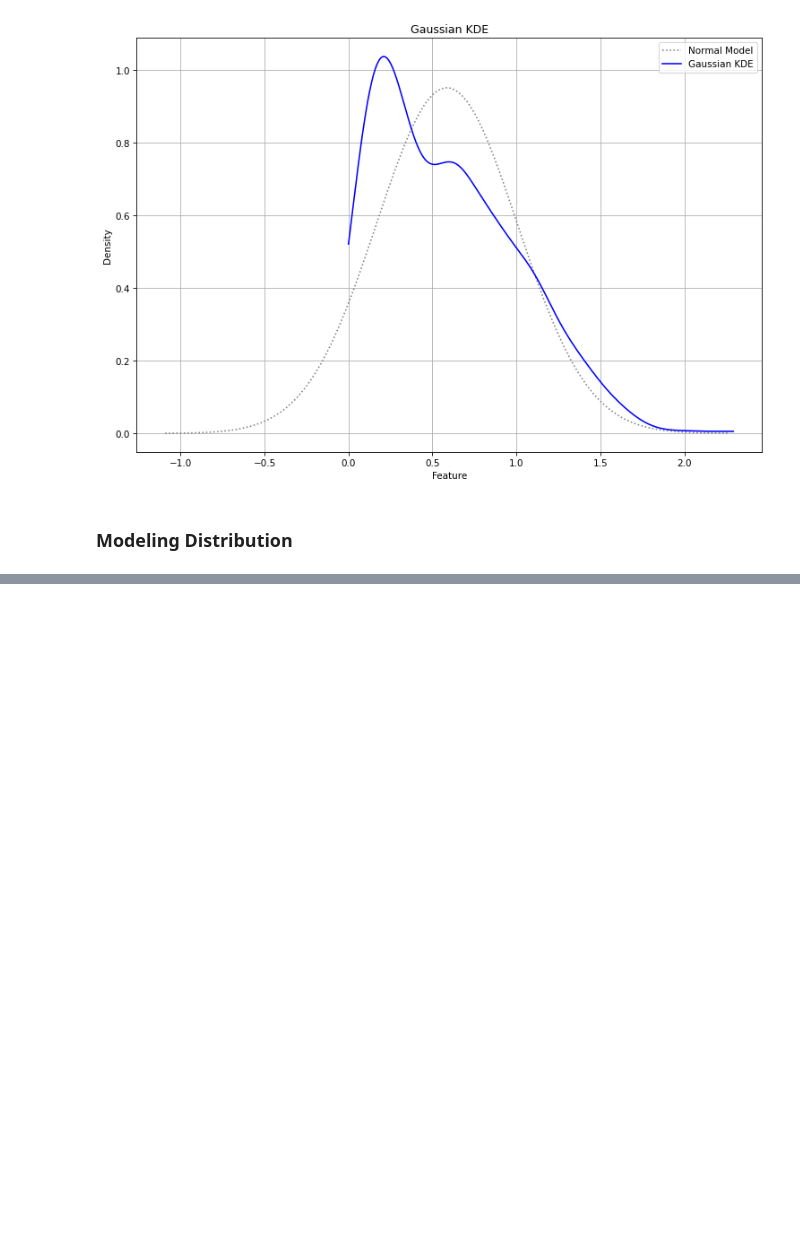
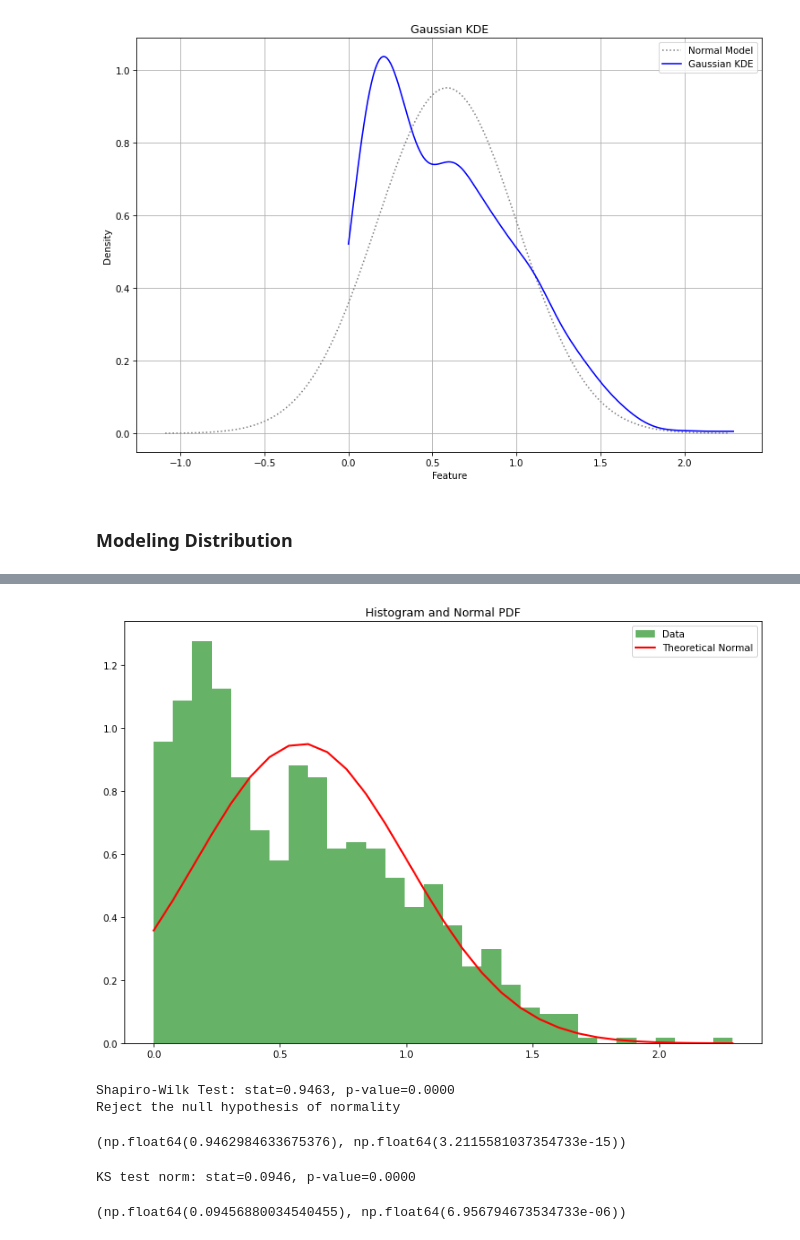
Before and after one commit to thedanicode24/moneypuck-data, a Jupyter notebook: skaters/goals-per-60.ipynb, the cells around one changed output, grey strips where cells are left out. Cells and saved outputs as stored; diff of their text form; code cells hidden in the pictures; blank space fills up the shorter version.

```diff
--- a/skaters/goals-per-60.ipynb
+++ b/skaters/goals-per-60.ipynb
@@ -140,0 +141,15 @@ da.normal_probability_plot(df_goals[feature])
+# %%
+cdm.plot_histogram_with_normal_pdf(df_goals[feature])
+# %% [output]
+[figure, added]
+# %%
+cdm.shapiro_wilk_test(df_goals[feature])
+# %% [output]
+Shapiro-Wilk Test: stat=0.9463, p-value=0.0000
+Reject the null hypothesis of normality
+(np.float64(0.9462984633675376), np.float64(3.2115581037354733e-15))
+# %%
+cdm.kolmogorov_smirnov_test(df_goals[feature], 'norm')
+# %% [output]
+KS test norm: stat=0.0946, p-value=0.0000
+(np.float64(0.09456880034540455), np.float64(6.956794673534733e-06))
```
Also changed, not shown: parts of 6 cells of this notebook, 4 other files.
